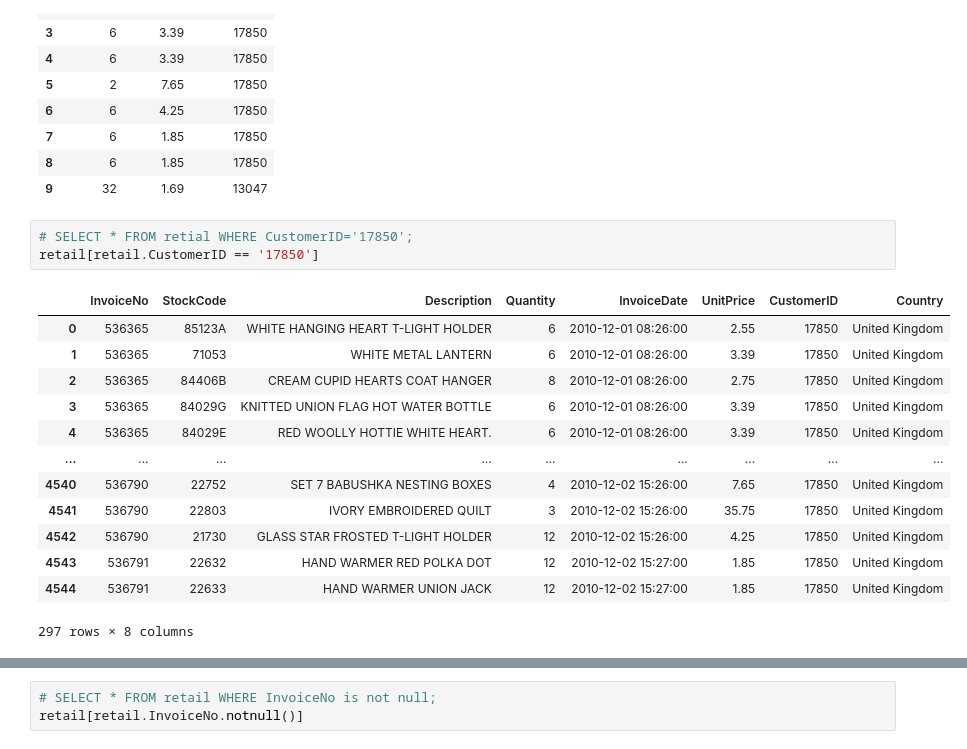
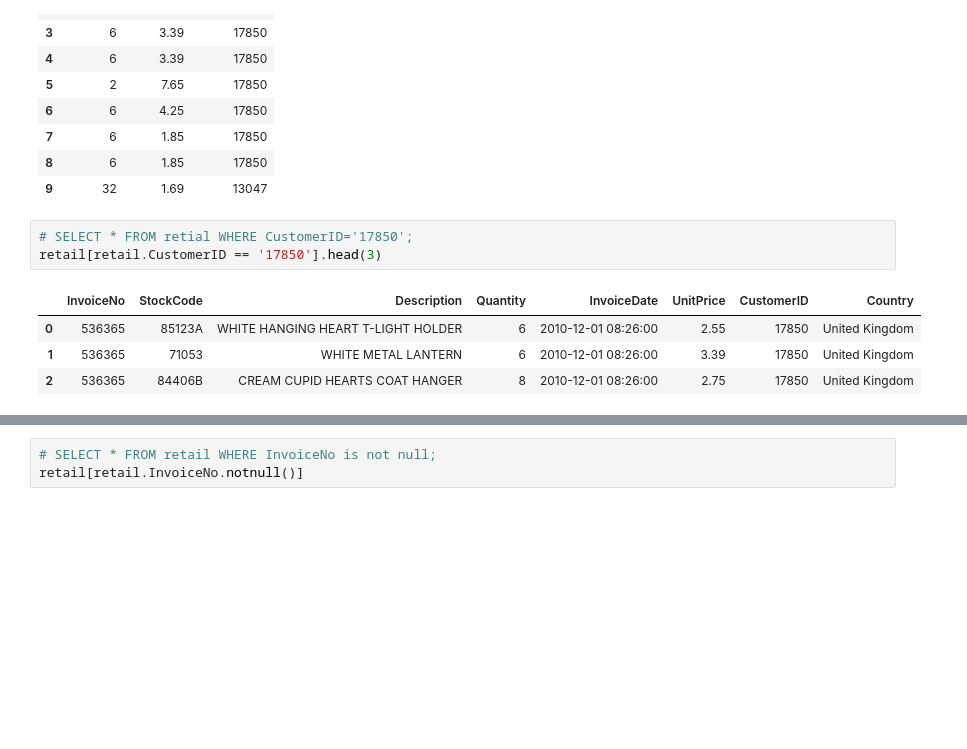
Before and after one commit to kondimidi/data-science-boot, a Jupyter notebook: 02_analiza_danych/06_sql_porownanie.ipynb, the cells around one changed output, grey strips where cells are left out. Saved outputs shown, nothing was run; the diff lists cells and outputs as text; blank space fills up the shorter version.

```diff
--- a/02_analiza_danych/06_sql_porownanie.ipynb
+++ b/02_analiza_danych/06_sql_porownanie.ipynb
@@ -200,19 +188,10 @@ retail[['Quantity', 'UnitPrice', 'CustomerID']][:10]
 | 9 | 32 | 1.69 | 13047 |
 # %%
 # SELECT * FROM retial WHERE CustomerID='17850';
-retail[retail.CustomerID == '17850']
+retail[retail.CustomerID == '17850'].head(3)
 # %% [output]
 |  | InvoiceNo | StockCode | Description | Quantity | InvoiceDate | UnitPrice | CustomerID | Country |
 | 0 | 536365 | 85123A | WHITE HANGING HEART T-LIGHT HOLDER | 6 | 2010-12-01 08:26:00 | 2.55 | 17850 | United Kingdom |
 | 1 | 536365 | 71053 | WHITE METAL LANTERN | 6 | 2010-12-01 08:26:00 | 3.39 | 17850 | United Kingdom |
 | 2 | 536365 | 84406B | CREAM CUPID HEARTS COAT HANGER | 8 | 2010-12-01 08:26:00 | 2.75 | 17850 | United Kingdom |
-| 3 | 536365 | 84029G | KNITTED UNION FLAG HOT WATER BOTTLE | 6 | 2010-12-01 08:26:00 | 3.39 | 17850 | United Kingdom |
-| 4 | 536365 | 84029E | RED WOOLLY HOTTIE WHITE HEART. | 6 | 2010-12-01 08:26:00 | 3.39 | 17850 | United Kingdom |
-| ... | ... | ... | ... | ... | ... | ... | ... | ... |
-| 4540 | 536790 | 22752 | SET 7 BABUSHKA NESTING BOXES | 4 | 2010-12-02 15:26:00 | 7.65 | 17850 | United Kingdom |
-| 4541 | 536790 | 22803 | IVORY EMBROIDERED QUILT | 3 | 2010-12-02 15:26:00 | 35.75 | 17850 | United Kingdom |
-| 4542 | 536790 | 21730 | GLASS STAR FROSTED T-LIGHT HOLDER | 12 | 2010-12-02 15:26:00 | 4.25 | 17850 | United Kingdom |
-| 4543 | 536791 | 22632 | HAND WARMER RED POLKA DOT | 12 | 2010-12-02 15:27:00 | 1.85 | 17850 | United Kingdom |
-| 4544 | 536791 | 22633 | HAND WARMER UNION JACK | 12 | 2010-12-02 15:27:00 | 1.85 | 17850 | United Kingdom |
-297 rows × 8 columns
 # %%
```
Also changed, not shown: parts of 18 cells of this notebook.
